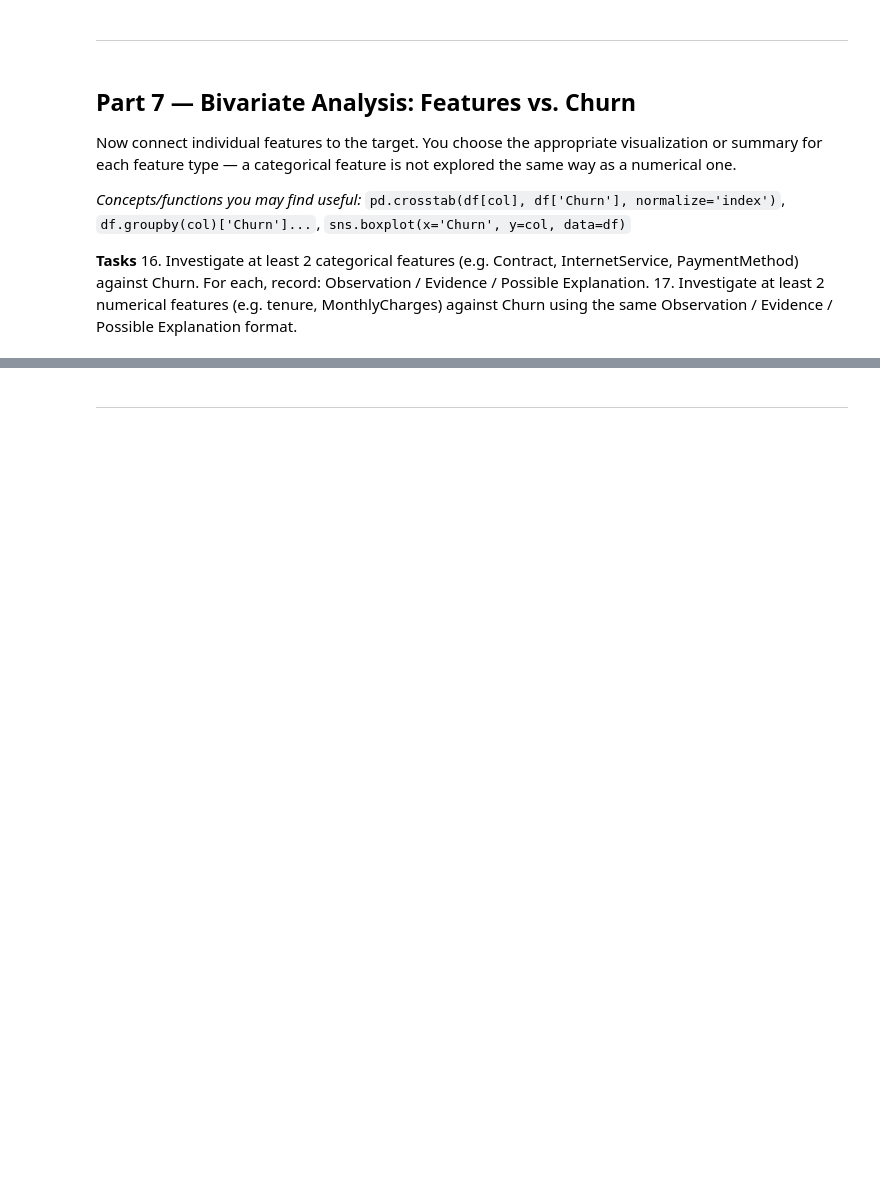
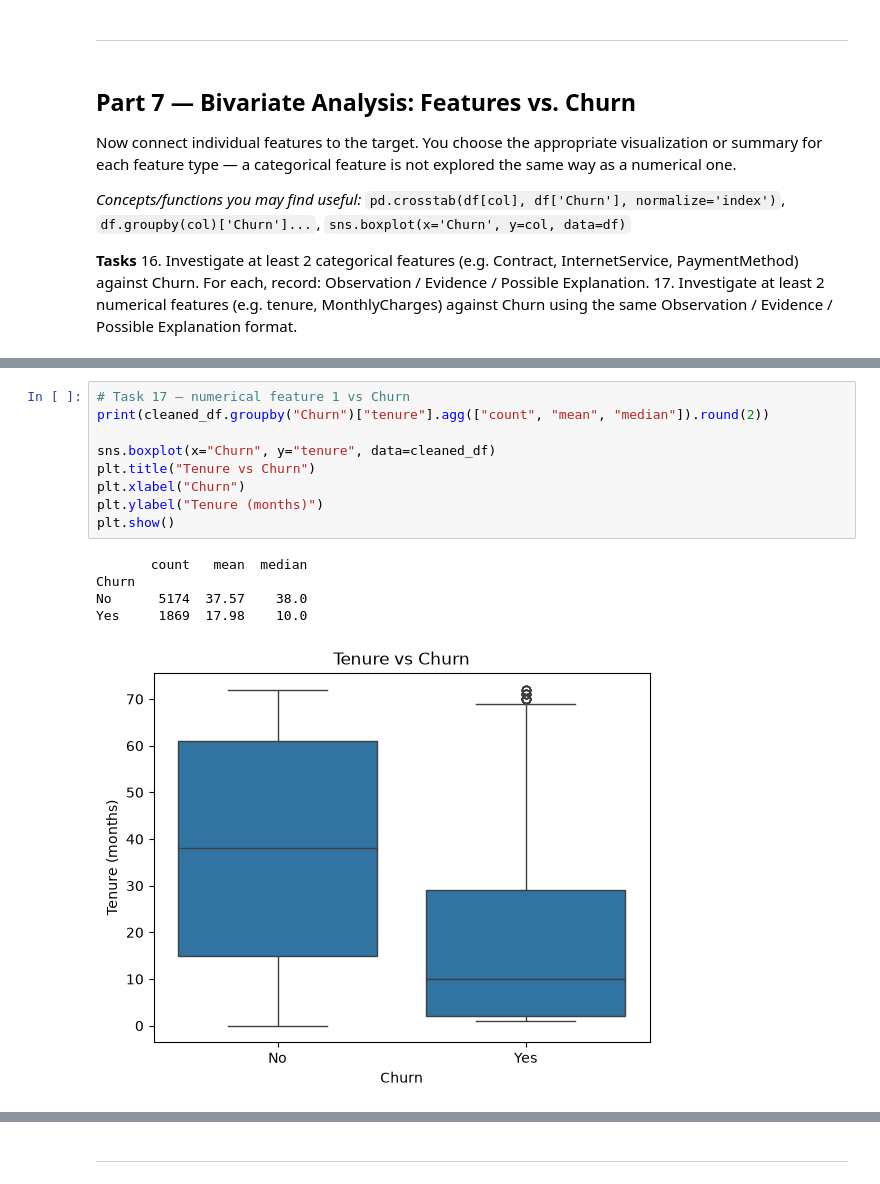
Before and after one commit to Ayesha-Mangi/ML_Labs, a Jupyter notebook: lab2_ayesha_churn_eda.ipynb, the cells around one changed output, grey strips where cells are left out. Saved outputs shown, nothing was run; the diff lists cells and outputs as text; blank space fills up the shorter version.

```diff
--- a/lab2_ayesha_churn_eda.ipynb
+++ b/lab2_ayesha_churn_eda.ipynb
@@ -489,0 +518,15 @@ Now connect individual features to the target. You choose the appropriate visual
+# %%
+# Task 17 — numerical feature 1 vs Churn
+print(cleaned_df.groupby("Churn")["tenure"].agg(["count", "mean", "median"]).round(2))
+
+sns.boxplot(x="Churn", y="tenure", data=cleaned_df)
+plt.title("Tenure vs Churn")
+plt.xlabel("Churn")
+plt.ylabel("Tenure (months)")
+plt.show()
+# %% [output]
+       count   mean  median
+Churn
+No      5174  37.57    38.0
+Yes     1869  17.98    10.0
+[figure, added]
```
Also changed, not shown: parts of 27 cells of this notebook.
